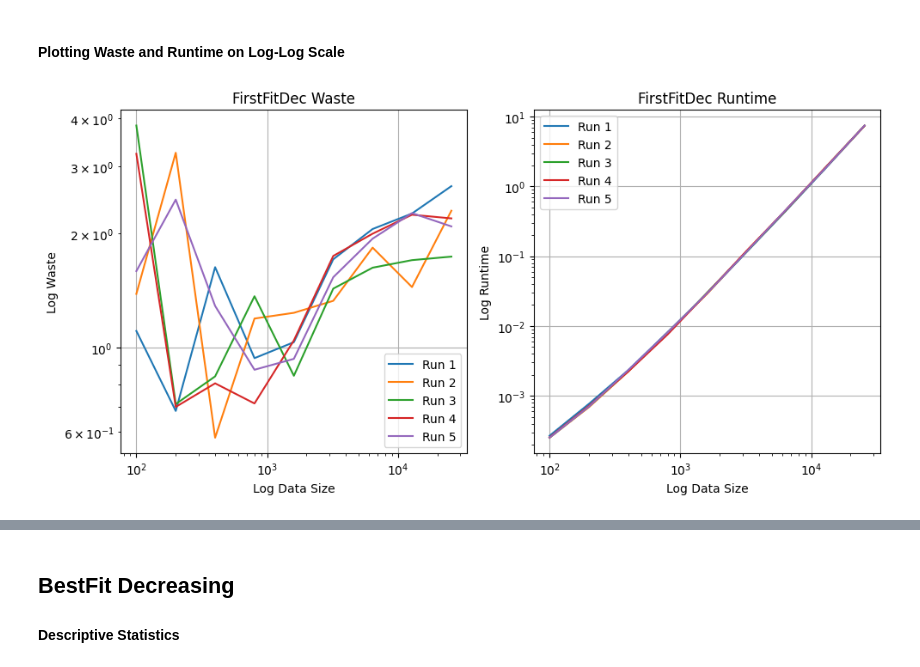
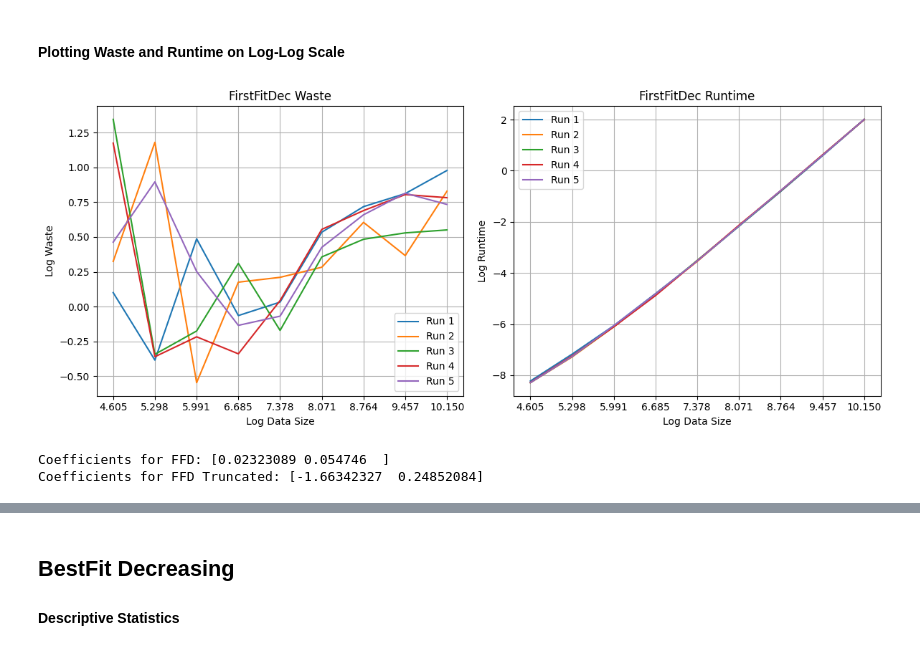
Before and after one commit to connormcmanigal/bin-packing-analysis, a Jupyter notebook: report.ipynb, the cells around one changed output, grey strips where cells are left out. Cells and saved outputs as stored; diff of their text form; code cells hidden in the pictures.

```diff
--- a/report.ipynb
+++ b/report.ipynb
@@ -20,9 +22,10 @@ df2 = df.drop('Algos', axis=1)
 def plottype(df, algo, type, axes, inits=5):
     for i in range(inits):
         df_f = df[df['Algorithm'] == f'{algo}{i}']
-        axes.loglog(df_f['Data Size'], df_f[type], label=f'Run {i + 1}')
+        axes.plot(np.log(df_f['Data Size']), np.log(df_f[type]), label=f'Run {i + 1}')
     axes.legend()
     axes.grid()
+    axes.set_xticks(np.log(df_f['Data Size']))
     axes.set_title(f'{algo} {type}')
     axes.set_xlabel('Log Data Size')
     axes.set_ylabel(f'Log {type}')
@@ -185,10 +263,29 @@ Data Size
 # %% [markdown]
 #### Plotting Waste and Runtime on Log-Log Scale
 # %%
-fig, axes = plt.subplots(1, 2, figsize=(10, 5))
+fig, axes = plt.subplots(1, 2, figsize=(12, 5))
 plottype(df2, 'FirstFitDec', 'Waste', axes[0])
 plottype(df2, 'FirstFitDec', 'Runtime', axes[1])
 plt.tight_layout()
 plt.show()
 # %% [output]
-[figure, old version]
+[figure, new version]
+# %%
+data_sizes = np.array([100, 200, 400, 800, 1600, 3200, 6400, 12800, 25600])
+ffd_waste = np.array([2.229911, 1.558679, 1.027807, 1.016490, 1.017887, 1.547150, 1.886310, 1.977196, 2.190597])
+truncated_data = data_sizes[3:]
+truncated_waste = ffd_waste[3:]
+log_data_sizes = np.log(data_sizes)
+log_trunc_data = np.log(truncated_data)
+log_ffd_waste = np.log(ffd_waste)
+log_trunc_ffd_waste = np.log(truncated_waste)
+X = sm.add_constant(log_data_sizes)
+X_trunc = sm.add_constant(log_trunc_data)
+
+model_ffd = sm.OLS(log_ffd_waste, X).fit()
+trunc_model_ffd = sm.OLS(log_trunc_ffd_waste, X_trunc).fit()
+print("Coefficients for FFD:", model_ffd.params)
+print("Coefficients for FFD Truncated:", trunc_model_ffd.params)
+# %% [output]
+Coefficients for FFD: [0.02323089 0.054746  ]
+Coefficients for FFD Truncated: [-1.66342327  0.24852084]
```
Also changed, not shown: parts of 25 cells of this notebook.
